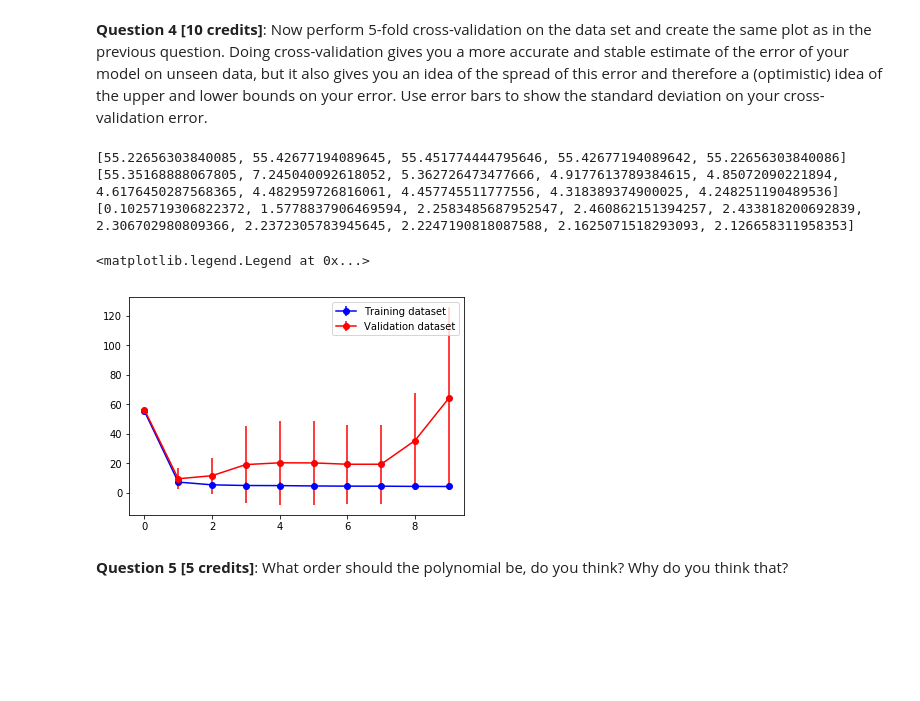
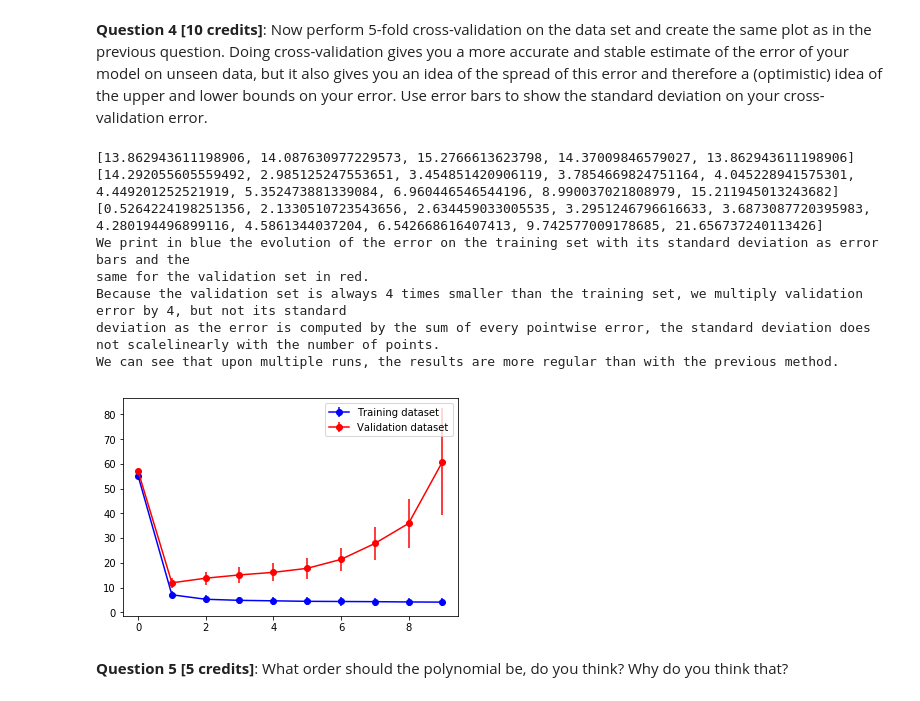
Before and after one commit to thibaultdouzon/Basic-Machine-Learning, a Jupyter notebook: LAB_3/Lab 3 - Handout 2018.ipynb, the cells around one changed output. Cells and saved outputs as stored; diff of their text form; code cells hidden in the pictures; blank space fills up the shorter version.

```diff
--- a/LAB_3/Lab 3 - Handout 2018.ipynb
+++ b/LAB_3/Lab 3 - Handout 2018.ipynb
@@ -288,13 +292,16 @@ For example, the solution for order 4 sticks to blue data a lot more than order
 #ANSQ3
 import random
 
+# Function that divide data and labels in 2 sets, that approximately follow prop proportion
 def divide_set(data, labels, prop):
+    # 0 ≤ prop ≤ 1 is the proportion of items in the training set
     d_training = []
     l_training = []
 
     d_testing = []
     l_testing = []
     for x,c in zip(data, labels):
+        # random number
         rnd = random.random()
         if rnd < prop:
             d_training += [x]
@@ -305,7 +312,8 @@ def divide_set(data, labels, prop):
 
     return np.array(d_training), np.array(l_training), np.array(d_testing), np.array(l_testing)
 
-prop_learning = 0.5
+# split
+prop_learning = 0.8
 d_training, l_training, d_testing, l_testing = divide_set(d, l, prop_learning)
 
 
@@ -317,6 +325,7 @@ draw_it = True
 w = np.zeros(0)
 
 for order in order_l:
+    # Same as previously
     w_0 = np.concatenate((w, np.zeros(get_dims(order)-get_dims(order-1))))
     print(w_0)
     w, error = optimiseDisc(w_0, np.array([feat(x, order) for x in d_training]), l_training)
@@ -325,6 +334,7 @@ for order in order_l:
         plotData()
         plt.show()
     error_training_l += [error]
+    # Compute the error on the testing set also
     error_testing_l +=[errorfun(w, np.array([feat(x, order) for x in d_testing]), l_testing)]
     w_l += [w]
 
@@ -360,23 +369,29 @@ plt.show()
 **Question 4 [10 credits]**: Now perform 5-fold cross-validation on the data set and create the same plot as in the previous question. Doing cross-validation gives you a more accurate and stable estimate of the error of your model on unseen data, but it also gives you an idea of the spread of this error and therefore a (optimistic) idea of the upper and lower bounds on your error. Use error bars to show the standard deviation on your cross-validation error.
 # %%
 #ANSQ4
+# Splits dataset in n sets.
 def kcv_split(data, labels, n):
+    # copy to avoid shadow modifications
     data  = copy.copy(data)
     labels = copy.copy(labels)
 
+    # shuffle the items
     z = list(zip(data, labels))
     random.shuffle(z)
     data, labels = zip(*z)
 
     sets_data = []
     sets_labels = []
+    # split in n sets almost equal length
     for i in range(n):
         sets_data += [np.array(data[int(i*len(data)/n):int((i+1)*len(data)/n)])]
         sets_labels += [np.array(labels[int(i*len(data)/n):int((i+1)*len(data)/n)])]
     return sets_data, sets_labels
 
-data_sets, labels_sets = kcv_split(d, l, 5)
+k=5
+data_sets, labels_sets = kcv_split(d, l, k)
 
+# the list of orders we will compute
 order_l = list(range(10))
 error_training_ll = [[] for _ in order_l]
 error_validation_ll = [[] for _ in order_l]
@@ -384,53 +399,70 @@ w_l = []
 draw_it = True
 w = np.zeros(0)
 
-for i in range(5):
+# i go through each possible validation set
+for i in range(k):
+    # validation set is ith set
     data_validation = np.array(data_sets[i])
     labels_validation = np.array(labels_sets[i])
 
+    # the remaining is for training
     data_training = []
     labels_training = []
     for j in range(5):
         if i==j: continue
         data_training += [*data_sets[j]]
         labels_training += [*labels_sets[j]]
     data_training = np.array(data_training)
     labels_training = np.array(labels_training)
 
     w = np.zeros(0)
 
+    # order go through each possible order
     for order in order_l:
+        # concatenate previous discriminant with 0s
         w_0 = np.concatenate((w, np.zeros(get_dims(order)-get_dims(order-1))))
 
+        # compute new discriminant with gradient descent
         w, error = optimiseDisc(w_0, np.array([feat(x, order) for x in data_training]), labels_training)
 
+        # Append the errors in the matrix of error (one dimension for order, one other for the validation set)
         error_training_ll[order] += [*error]
         error_validation_ll[order] += [*errorfun(w, np.array([feat(x, order) for x in data_validation]), labels_validation)]
         w_l += [w]
 
 
+# compute some statistics
 mean_error_training_l = [np.mean(error_training_ll[o]) for o in order_l]
 mean_error_validation_l = [np.mean(error_validation_ll[o]) for o in order_l]
 
 std_error_training_l = [np.std(error_training_ll[o]) for o in order_l]
 std_error_validation_l = [np.std(error_validation_ll[o]) for o in order_l]
 
-print(error_training_ll[0])
-print(mean_error_training_l)
-print(std_error_training_l)
+print(error_validation_ll[0])
+print(mean_error_validation_l)
+print(std_error_validation_l)
 
+# Errorbar plots
 plt.errorbar(order_l, [i for i in mean_error_training_l], yerr=std_error_training_l, fmt='-ob')
-plt.errorbar(order_l, [i*4 for i in mean_error_validation_l], yerr=[i*4 for i in std_error_validation_l], fmt='-or')
+plt.errorbar(order_l, [i*4 for i in mean_error_validation_l], yerr=[i for i in std_error_validation_l], fmt='-or')
 
 plt.legend(['Training dataset', 'Validation dataset'])
 #/ANSQ4
-print("""""")
+print("""We print in blue the evolution of the error on the training set with its standard deviation as error bars and the
+same for the validation set in red.
+Because the validation set is always 4 times smaller than the training set, we multiply validation error by 4, but not its standard
+deviation as the error is computed by the sum of every pointwise error, the standard deviation does not scalelinearly with the number of points.
+We can see that upon multiple runs, the results are more regular than with the previous method.""")
 # %% [output]
-[55.22656303840085, 55.42677194089645, 55.451774444795646, 55.42677194089642, 55.22656303840086]
-[55.35168888067805, 7.245040092618052, 5.362726473477666, 4.9177613789384615, 4.85072090221894, 4.6176450287568365, 4.482959726816061, 4.457745511777556, 4.318389374900025, 4.248251190489536]
-[0.1025719306822372, 1.5778837906469594, 2.2583485687952547, 2.460862151394257, 2.433818200692839, 2.306702980809366, 2.2372305783945645, 2.2247190818087588, 2.1625071518293093, 2.126658311958353]
+[13.862943611198906, 14.087630977229573, 15.2766613623798, 14.37009846579027, 13.862943611198906]
+[14.292055605559492, 2.985125247553651, 3.454851420906119, 3.7854669824751164, 4.045228941575301, 4.449201252521919, 5.352473881339084, 6.960446546544196, 8.990037021808979, 15.211945013243682]
+[0.5264224198251356, 2.1330510723543656, 2.634459033005535, 3.2951246796616633, 3.6873087720395983, 4.280194496899116, 4.5861344037204, 6.542668616407413, 9.742577009178685, 21.656737240113426]
+We print in blue the evolution of the error on the training set with its standard deviation as error bars and the
+same for the validation set in red.
+Because the validation set is always 4 times smaller than the training set, we multiply validation error by 4, but not its standard
+deviation as the error is computed by the sum of every pointwise error, the standard deviation does not scalelinearly with the number of points.
+We can see that upon multiple runs, the results are more regular than with the previous method.
-<matplotlib.legend.Legend at 0x...>
-[figure, old version]
+[figure, new version]
 # %% [markdown]
 **Question 5 [5 credits]**: What order should the polynomial be, do you think? Why do you think that?
 # %% [markdown]
```
Also changed, not shown: parts of 4 cells of this notebook, 4 other files.
